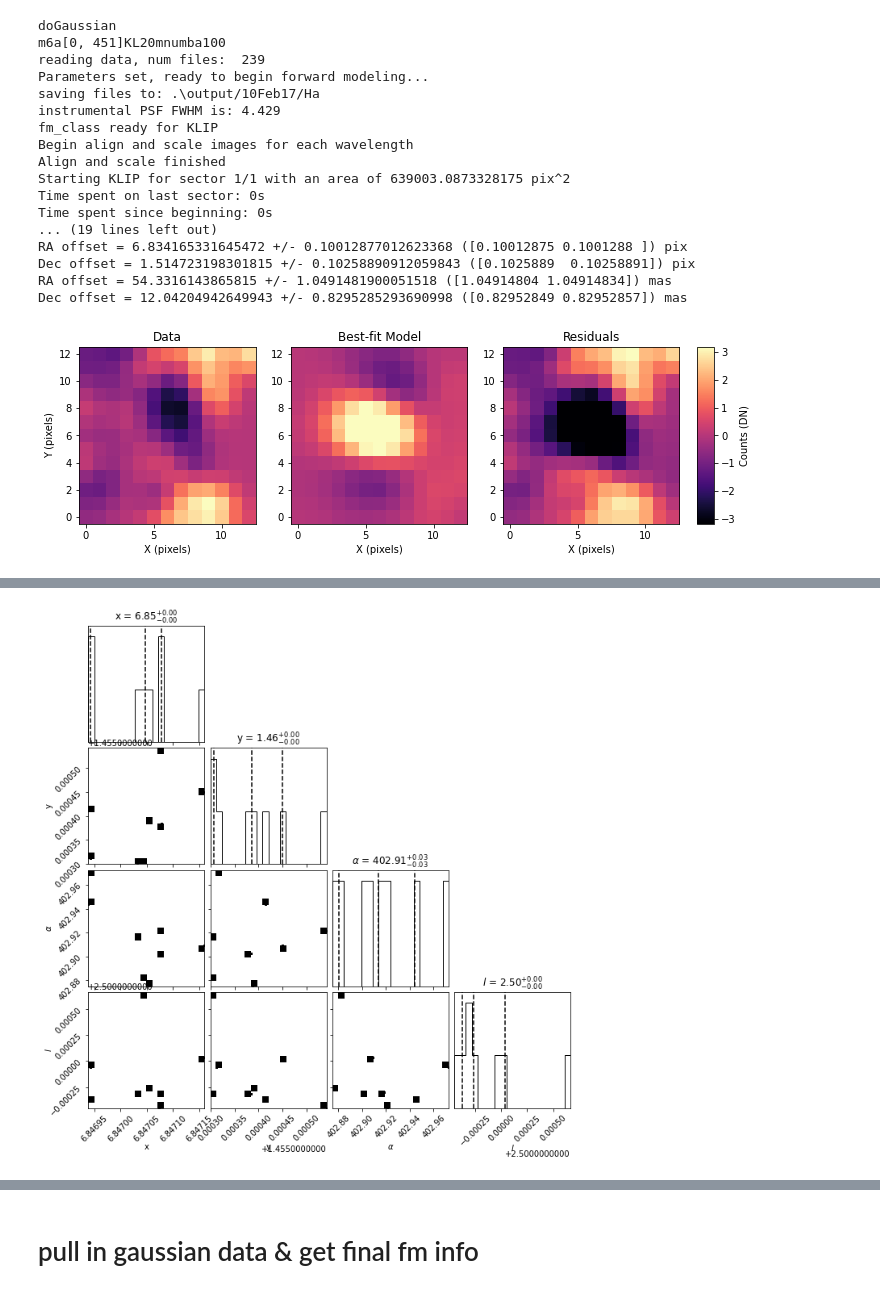
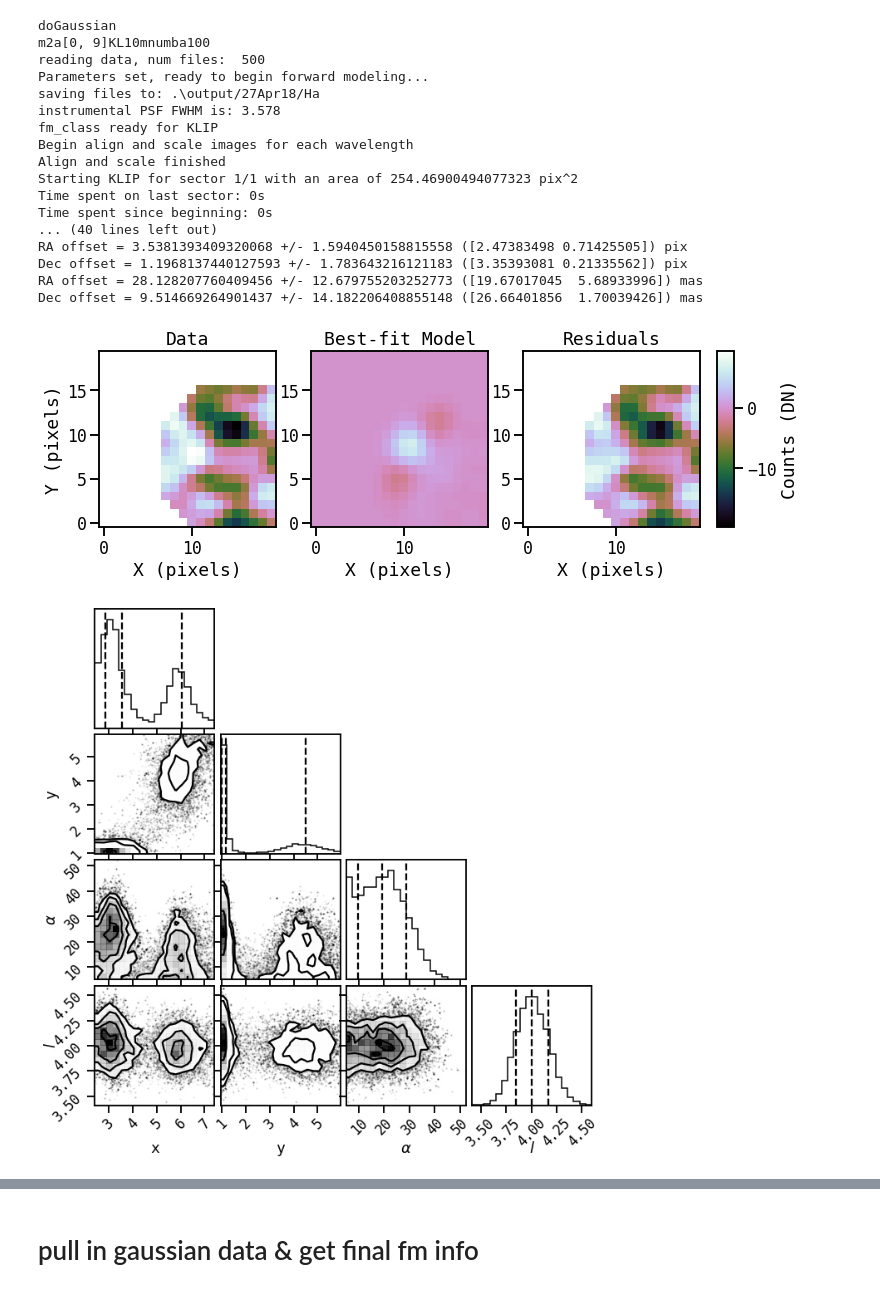
Before and after one commit to wbalmer/diskShapers, a Jupyter notebook: forwardModel/fm_evidence.ipynb, the cells around one changed output, grey strips where cells are left out. Drawn from its saved outputs; the diff is of its cells as text; code cells hidden in the pictures.

```diff
--- a/forwardModel/fm_evidence.ipynb
+++ b/forwardModel/fm_evidence.ipynb
@@ -45,12 +54,13 @@ pa_offset=-0.497
 pa_uncertainty=0.192
 # %%
 # loop inputs
-date = '10Feb17'  # str(input('enter date in format ##Month##: '))
-fwhm = 5.5  # float(input('enter dataset fwhm: '))
-ann1 = 0  # int(input('enter IWA: '))
-ann2 = 451  # int(input('enter OWA: '))
-sep = 7  # int(input('enter sep: '))
-pa = 78  # int(input('enter pa: '))
+date = '27Apr18'  # str(input('enter date in format ##Month##: '))
+fwhm = 4.2  # float(input('enter dataset fwhm: '))
+sep = 6  # int(input('enter sep: '))
+pa = 55  # int(input('enter pa: '))
+outputiwa = 3
+
+cutsfile = False
 
 prefixes = ['Ha']
 # psfplans = [['doGhost', fwhm], ['doMoffat', fwhm],
@@ -60,7 +70,10 @@ residuals = []
 filepaths = []
 outputdirs = []
 for pref in prefixes:
-    filepath = f'data/{date}/{pref}/*fits'
+    if cutsfile:
+        filepath = f'data/cuts/{date}/{pref}/*fits'
+    else:
+        filepath = f'data/{date}/{pref}/*fits'
     outputdir = f'output/{date}/{pref}'
     filepaths.append(filepath)
     outputdirs.append(outputdir)
@@ -150,21 +165,24 @@ for instpsf in psfplans:
         FWHM = instpsf[1]
 
     # parameters
-    KLmode = 20
-    numbasis = 100#KLmode
+    KLmode = 10
+    numbasis = 100 # KLmode
     contrast = 1e-2
-#     ann1, ann2 = 4,20
+    cc_a = 25
+    iwa = 3
+    ann1 = iwa # w = (owa-iwa)/cc_a, where owa = 225.5 and iwa = defined by jea
+    ann2 = int(ann1 +((225.5-iwa)/cc_a)) # inner bound = IWA, outer bound = IWA + w
     an = [ann1, ann2]
     an2 = [ann1, ann2]
-    move = 6
+    move = 2
     scale = 1
-    smooth = None
+    smooth = 1 #None
 
     global params
     params = 'm'+str(move)+'a'+str(an)+'KL'+str(KLmode)+'mnumba'+str(numbasis)
     print(params)
     cores = mp.cpu_count()
-    highpass = 4#*FWHM
+    highpass = 4 #1.5*FWHM
 
     # run
     for i in range(len(filepaths)):
@@ -207,8 +225,8 @@ for instpsf in psfplans:
         # set some boundaries for your MCMC
         x_range = 2.5  # in pixels, anywhere from 1.5-5 is reasonable
         y_range = 2.5  # same as x
-        flux_range = [1,200] # flux can vary by an order of magnitude
-        corr_len_range = 3  # between 0.3 and 30
+        flux_range = [5,200] # flux can vary by an order of magnitude
+        corr_len_range = 2.5  # between 0.3 and 30
 
         # output to save chain to
         pklout = outputdir+'/'+prefix+PSFpath.replace('do', '')+str(FWHM)+'_chain.pkl'
@@ -224,7 +242,8 @@ for instpsf in psfplans:
 
         # get data_stamp frame
         data_frame = fits.getdata(output_prefix + "-klipped-KLmodes-all.fits")[0]
-        data_frame = domask(data_frame, inn=5, outt=451)
+        if outputiwa is not None:
+            data_frame = domask(data_frame, inn=outputiwa, outt=451)
         data_header = fits.getheader(output_prefix + "-klipped-KLmodes-all.fits")
         if smooth:
             data_frame = nan_gaussian_filter(data_frame, smooth)
@@ -234,15 +253,15 @@ for instpsf in psfplans:
         # and finally some parameters for the MCMC run
         nwalkers = 8
 
-        nburn = 1000
-        nsteps = 10000
+        nburn = 500
+        nsteps = 5000
 
         # get initial guesses. Should be in the header but aren't?
         guesssep = sep
         guesspa = pa
 
         # create FM Astrometry object - 13 is fitboxsize
-        fma = fitpsf.FMAstrometry(guesssep, guesspa, 13)
+        fma = fitpsf.FMAstrometry(guesssep, guesspa, 20)
 
         # generate FM stamp
         # padding should be greater than 0 so we don't run into interpolation problems
@@ -271,7 +290,7 @@ for instpsf in psfplans:
 
         fma.propogate_errs(star_center_err=0.1, platescale=platescale, platescale_err=platescale_err, pa_offset=pa_offset, pa_uncertainty=pa_uncertainty)
         # And third is the model comparison and residuals
-        fig, resids = fma.best_fit_and_residuals()
+        fig = fma.best_fit_and_residuals()
         plt.savefig(output_prefix+'_BKA_residuals'+PSFpath.replace('do',str(FWHM))+'.png', transparent=True, dpi=300)
         plt.show()
         fig = fma.make_corner_plot()
@@ -280,7 +299,7 @@ for instpsf in psfplans:
 
         # create Planet Evidence Module
         global fit
-        fit = fitpsf.PlanetEvidence(sep, pa, 15, output_prefix)
+        fit = fitpsf.PlanetEvidence(sep, pa, 13, output_prefix)
         print('created PE module')
 
         # generate FM stamp
@@ -303,6 +322,8 @@ for instpsf in psfplans:
         fit.multifit()
         print('ran fit')
         global corn, nullcorn
+
+
         corn, nullcorn = fit.fit_plots()
         plt.show()
         corn
@@ -311,43 +332,44 @@ for instpsf in psfplans:
         nullcorn
         plt.savefig(output_prefix+'_null_corner'+PSFpath.replace('do',str(FWHM))+'.png', transparent=True, dpi=300)
         plt.show()
 
         evidence = fit.fit_stats()
 
         #Forward model evidence
         fm_evidence = evidence[0]['nested sampling global log-evidence']
         #forward model parameter distributions, containing the median and percentiles for each
         fm_posteriors = evidence[0]['marginals']
 
         #Null model evidence
         null_evidence = evidence[1]['nested sampling global log-evidence']
         #null parameter distributions, containing the median and percentiles for each
         null_posteriors = evidence[1]['marginals']
         global evidence_ratio
         evidence_ratio = np.exp(fm_evidence)/np.exp(null_evidence)
 
         print('evidence ratio is: ',round(np.log(evidence_ratio), 4),' >5 is strong evidence')
         global snr
         residnfig, snr = fit.fm_residuals()
-        residfig, resids = residnfig
+        residfig = residnfig
         residfig
-        plt.savefig(output_prefix+'_BKA_residuals'+PSFpath.replace('do',str(FWHM))+'.png', transparent=True, dpi=300)
+#         plt.savefig(output_prefix+'_BKA_residuals'+PSFpath.replace('do',str(FWHM))+'.png', transparent=True, dpi=300)
 # %% [output]
 doGaussian
-m6a[0, 451]KL20mnumba100
-reading data, num files:  239
+m2a[0, 9]KL10mnumba100
+reading data, num files:  500
 Parameters set, ready to begin forward modeling...
-saving files to: .\output/10Feb17/Ha
-instrumental PSF FWHM is: 4.429
+saving files to: .\output/27Apr18/Ha
+instrumental PSF FWHM is: 3.578
 fm_class ready for KLIP
 Begin align and scale images for each wavelength
 Align and scale finished
-Starting KLIP for sector 1/1 with an area of 639003.0873328175 pix^2
+Starting KLIP for sector 1/1 with an area of 254.46900494077323 pix^2
 Time spent on last sector: 0s
 Time spent since beginning: 0s
-... (19 lines left out)
-RA offset = 6.834165331645472 +/- 0.10012877012623368 ([0.10012875 0.1001288 ]) pix
-Dec offset = 1.514723198301815 +/- 0.10258890912059843 ([0.1025889  0.10258891]) pix
-RA offset = 54.3316143865815 +/- 1.0491481900051518 ([1.04914804 1.04914834]) mas
-Dec offset = 12.04204942649943 +/- 0.8295285293690998 ([0.82952849 0.82952857]) mas
+... (40 lines left out)
+RA offset = 3.5381393409320068 +/- 1.5940450158815558 ([2.47383498 0.71425505]) pix
+Dec offset = 1.1968137440127593 +/- 1.783643216121183 ([3.35393081 0.21335562]) pix
+RA offset = 28.128207760409456 +/- 12.679755203252773 ([19.67017045  5.68933996]) mas
+Dec offset = 9.514669264901437 +/- 14.182206408855148 ([26.66401856  1.70039426]) mas
-[figure, old version]
+[figure, new version]
+[figure, new version]
@@ -360 +392,0 @@ WARNING:root:Too few points to create valid contours
-[figure, old version]
```
Also changed, not shown: parts of 14 cells of this notebook, 9 other files.
